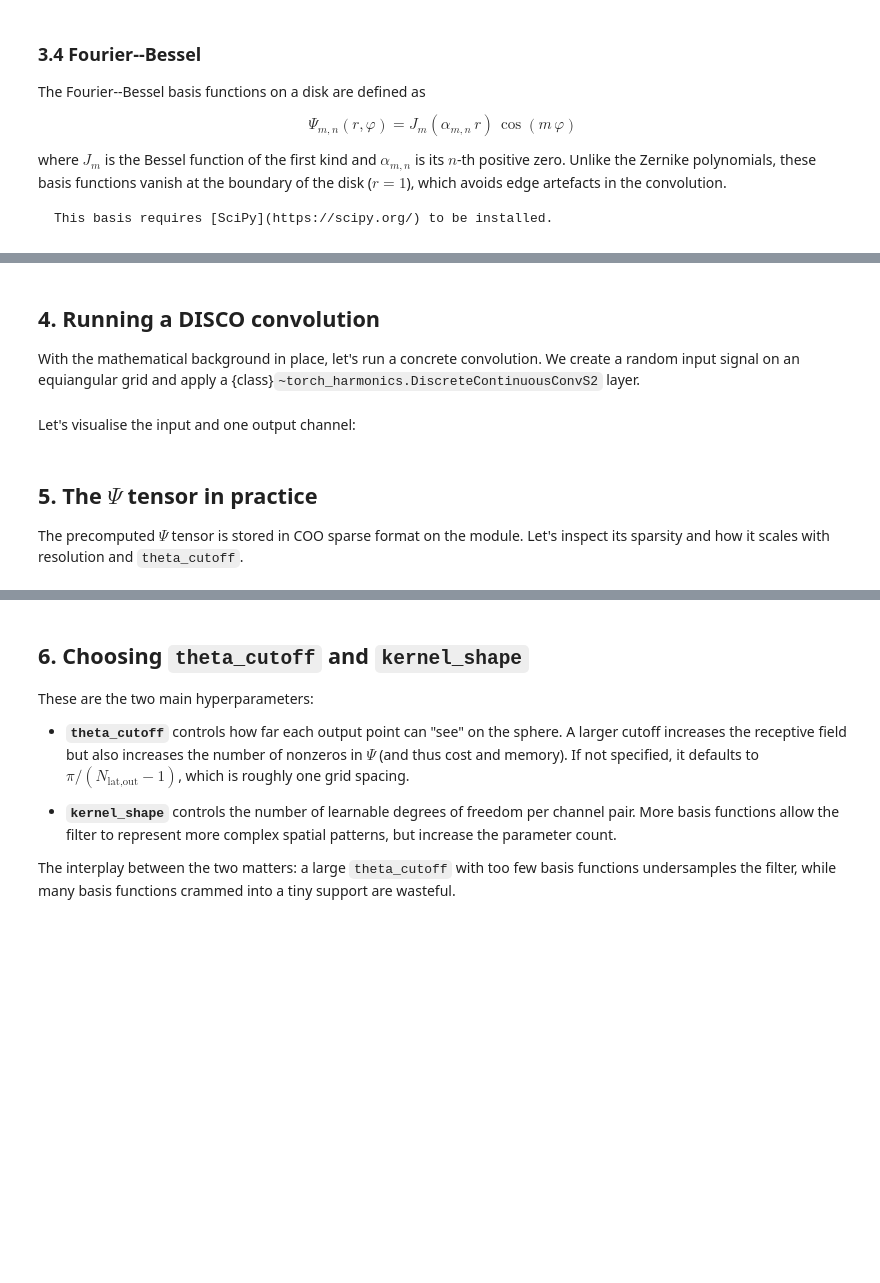
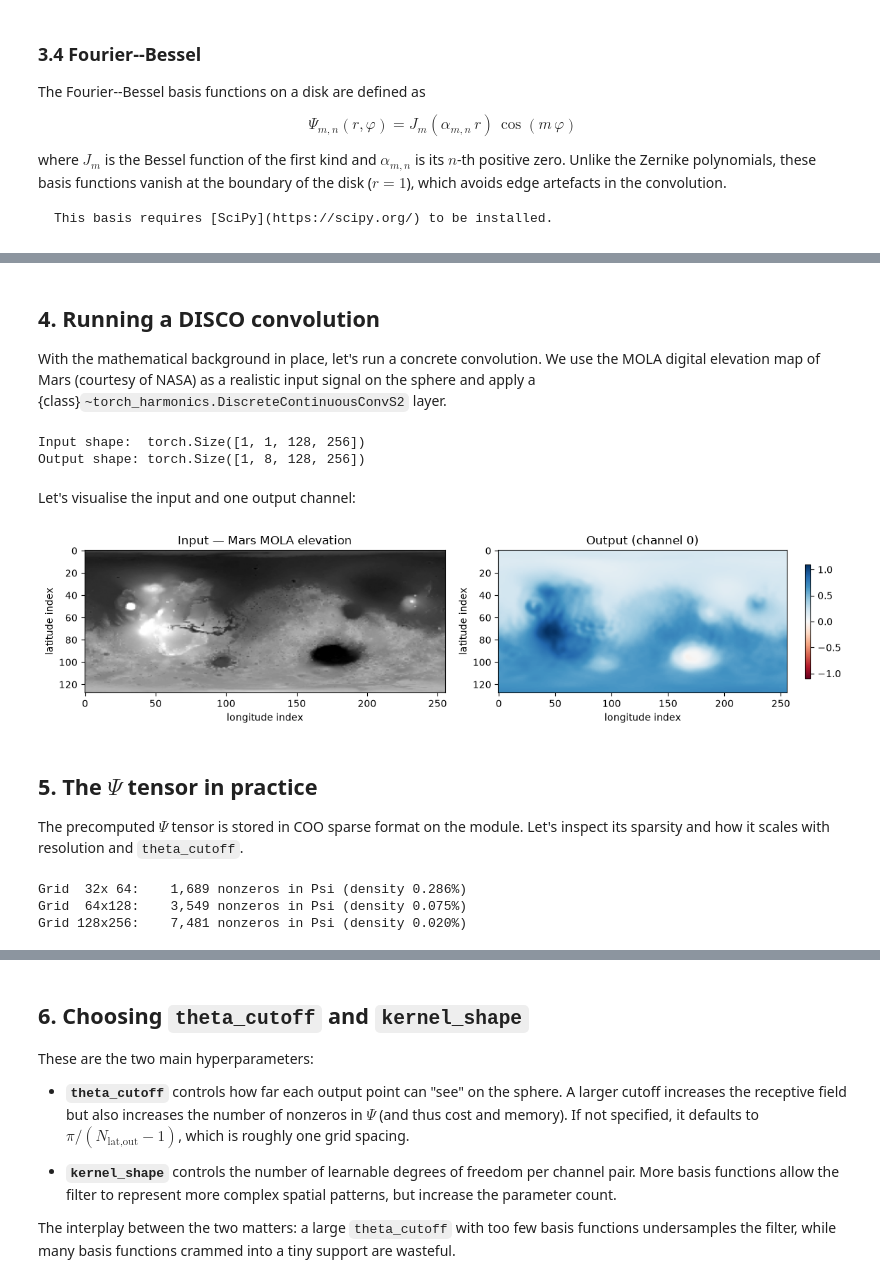
Before and after one commit to NVIDIA/torch-harmonics, a Jupyter notebook: docs/guide/disco_convolutions.ipynb, the cells around one changed output, grey strips where cells are left out. Saved outputs shown, nothing was run; the diff lists cells and outputs as text; code cells hidden in the pictures; blank space fills up the shorter version.

```diff
--- a/docs/guide/disco_convolutions.ipynb
+++ b/docs/guide/disco_convolutions.ipynb
@@ -244,5 +260,6 @@ plot_basis(fb_fbs, "Fourier--Bessel")
 ## 4. Running a DISCO convolution
 
 With the mathematical background in place, let's run a concrete convolution.
-We create a random input signal on an equiangular grid and apply a
+We use the MOLA digital elevation map of Mars (courtesy of NASA) as a
+realistic input signal on the sphere and apply a
 {class}`~torch_harmonics.DiscreteContinuousConvS2` layer.
@@ -270,24 +266,66 @@ print(f"Output shape: {y.shape}")
+# %%
+import os
+import subprocess
+
+import torch.nn.functional as F
+from PIL import Image
+
+import torch_harmonics as th
+
+# download the MOLA Mars elevation map (courtesy of NASA)
+mola_path = "/tmp/mola_topo.jpg"
+if not os.path.exists(mola_path):
+    subprocess.check_call([
+        "curl", "-sL", "-o", mola_path,
+        "https://astrogeology.usgs.gov/ckan/dataset/83c20dbd-e2b3-4e5b-b019-f13d4fdffa38/resource/57f84b24-d56c-42dd-a34d-cf9d61a82d2c/download/mars_mgs_mola_dem_mosaic_global_1024.jpg",
+    ])
+
+img = np.array(Image.open(mola_path).convert("L"), dtype=np.float32) / 255.0
+signal = torch.from_numpy(img).unsqueeze(0).unsqueeze(0)
+
+nlat, nlon = 128, 256
+signal = F.interpolate(signal, size=(nlat, nlon), mode="bilinear", align_corners=False)
+
+in_channels, out_channels = 1, 8
+
+conv = th.DiscreteContinuousConvS2(
+    in_channels=in_channels,
+    out_channels=out_channels,
+    in_shape=(nlat, nlon),
+    out_shape=(nlat, nlon),
+    kernel_shape=(5, 4),
+    basis_type="piecewise linear",
+    theta_cutoff=0.2,
+)
+
+y = conv(signal)
+
+print(f"Input shape:  {signal.shape}")
+print(f"Output shape: {y.shape}")
+# %% [output]
+Input shape:  torch.Size([1, 1, 128, 256])
+Output shape: torch.Size([1, 8, 128, 256])
 # %% [markdown]
 Let's visualise the input and one output channel:
 # %%
 fig, axes = plt.subplots(1, 2, figsize=(12, 3))
 
-im0 = axes[0].imshow(x[0, 0].detach(), cmap="RdBu", aspect="auto",
-                      vmin=-x[0, 0].abs().max(), vmax=x[0, 0].abs().max())
-axes[0].set_title("Input (channel 0)")
+axes[0].imshow(signal[0, 0].detach(), cmap="gray", aspect="auto")
+axes[0].set_title("Input — Mars MOLA elevation")
 axes[0].set_xlabel("longitude index")
 axes[0].set_ylabel("latitude index")
-plt.colorbar(im0, ax=axes[0], shrink=0.8)
 
 im1 = axes[1].imshow(y[0, 0].detach(), cmap="RdBu", aspect="auto",
                       vmin=-y[0, 0].abs().max(), vmax=y[0, 0].abs().max())
 axes[1].set_title("Output (channel 0)")
 axes[1].set_xlabel("longitude index")
 axes[1].set_ylabel("latitude index")
 plt.colorbar(im1, ax=axes[1], shrink=0.8)
 
 plt.tight_layout()
 plt.show()
+# %% [output]
+[figure, added]
 # %% [markdown]
 ## 5. The $\Psi$ tensor in practice
 
@@ -307,6 +345,10 @@ for nlat, nlon in [(32, 64), (64, 128), (128, 256)]:
     print(f"Grid {nlat:3d}x{nlon:3d}: "
           f"{nnz:>8,} nonzeros in Psi "
           f"(density {100*nnz/total:.3f}%)")
+# %% [output]
+Grid  32x 64:    1,689 nonzeros in Psi (density 0.286%)
+Grid  64x128:    3,549 nonzeros in Psi (density 0.075%)
+Grid 128x256:    7,481 nonzeros in Psi (density 0.020%)
 # %%
 # effect of theta_cutoff on the number of nonzeros
 nlat, nlon = 64, 128
```
Also changed, not shown: parts of 8 cells of this notebook.
